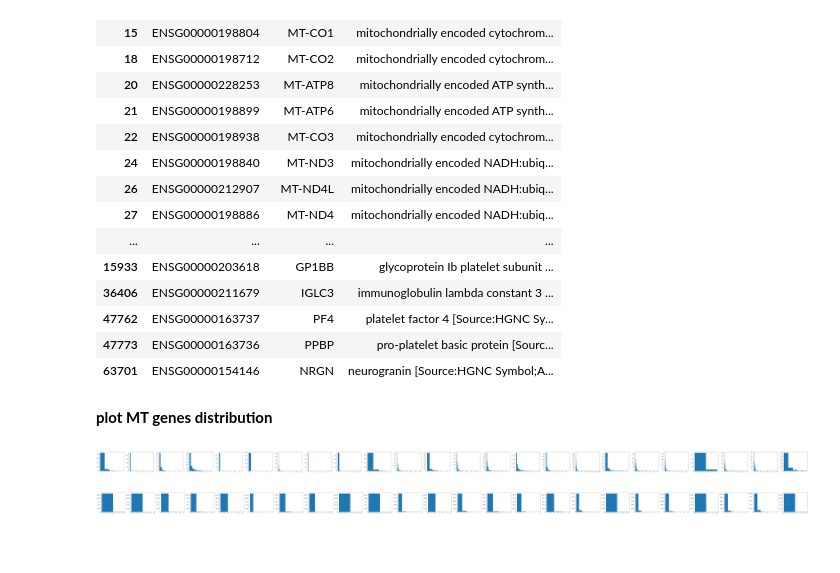
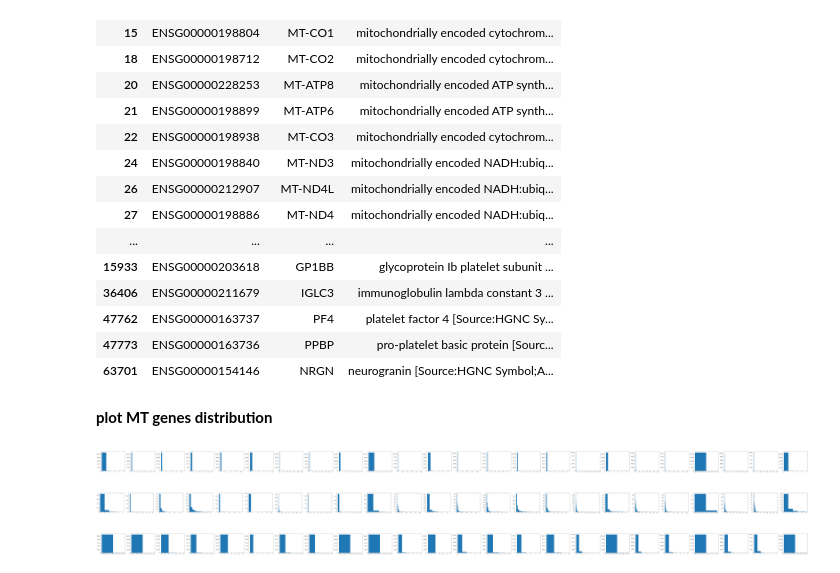
Before and after one commit to meichenfang/FP_2025, a Jupyter notebook: empty_droplets.ipynb, the cells around one changed output. Drawn from its saved outputs; the diff is of its cells as text; code cells hidden in the pictures; blank space fills up the shorter version.

Commit message:
DE genes

```diff
--- a/empty_droplets.ipynb
+++ b/empty_droplets.ipynb
@@ -223,20 +223,27 @@ gene_info[gene_info["Gene stable ID"].isin(outlier_genes_)]
 | 63701 | ENSG00000154146 | NRGN | neurogranin [Source:HGNC Symbol;A... |
 # %% [markdown]
 **plot MT genes distribution**
-# %%
-x = filled[:,outlier_gene_idx]
-fig, ax = plt.subplots(1,x.shape[1],figsize=(6*x.shape[1],4))
-for i in range(x.shape[1]):
-    ax[i].hist(x[:,i],bins=np.arange(x[:,i].max()+1))
-# %% [output]
-[figure, removed]
-# %%
-x = empty[:,outlier_gene_idx]
-fig, ax = plt.subplots(1,x.shape[1],figsize=(6*x.shape[1],4))
-for i in range(x.shape[1]):
-    ax[i].hist(x[:,i],bins=np.arange(x[:,i].max()+1))
-# %% [output]
-[figure, removed]
+# %%
+x = empty_droplets[:,outlier_gene_idx]
+fig, ax = plt.subplots(1,x.shape[1],figsize=(6*x.shape[1],4))
+for i in range(x.shape[1]):
+    ax[i].hist(x[:,i],bins=np.arange(x[:,i].max()+1))
+# %% [output]
+[figure, added]
+# %%
+x = filled[:,outlier_gene_idx]
+fig, ax = plt.subplots(1,x.shape[1],figsize=(6*x.shape[1],4))
+for i in range(x.shape[1]):
+    ax[i].hist(x[:,i],bins=np.arange(x[:,i].max()+1))
+# %% [output]
+[figure, added]
+# %%
+x = empty[:,outlier_gene_idx]
+fig, ax = plt.subplots(1,x.shape[1],figsize=(6*x.shape[1],4))
+for i in range(x.shape[1]):
+    ax[i].hist(x[:,i],bins=np.arange(x[:,i].max()+1))
+# %% [output]
+[figure, added]
 # %%
 normal_gene_idx = (filled_mean < 0.5*empty_mean) & (empty_mean > 0)
 print(normal_gene_idx.sum())
```
Also changed, not shown: parts of 2 cells of this notebook.
